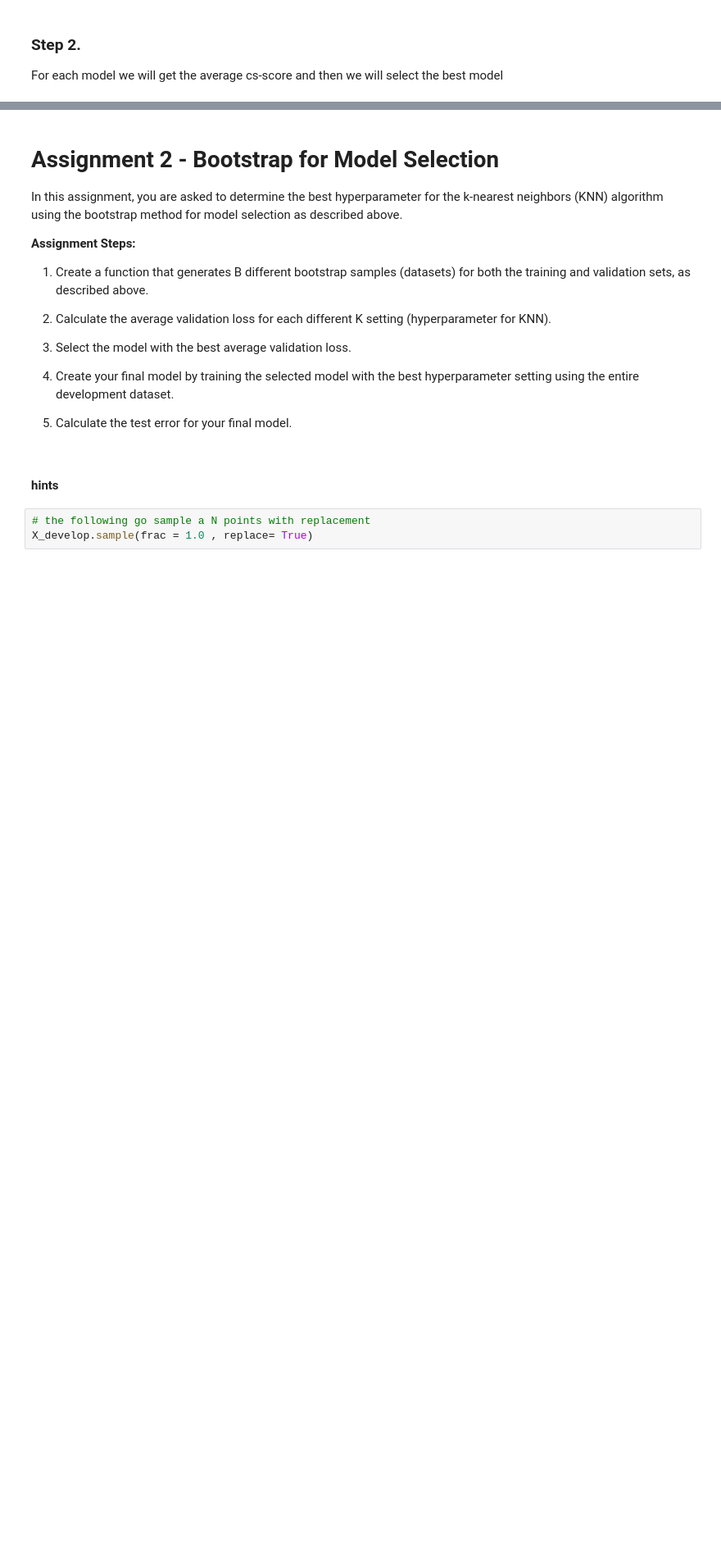
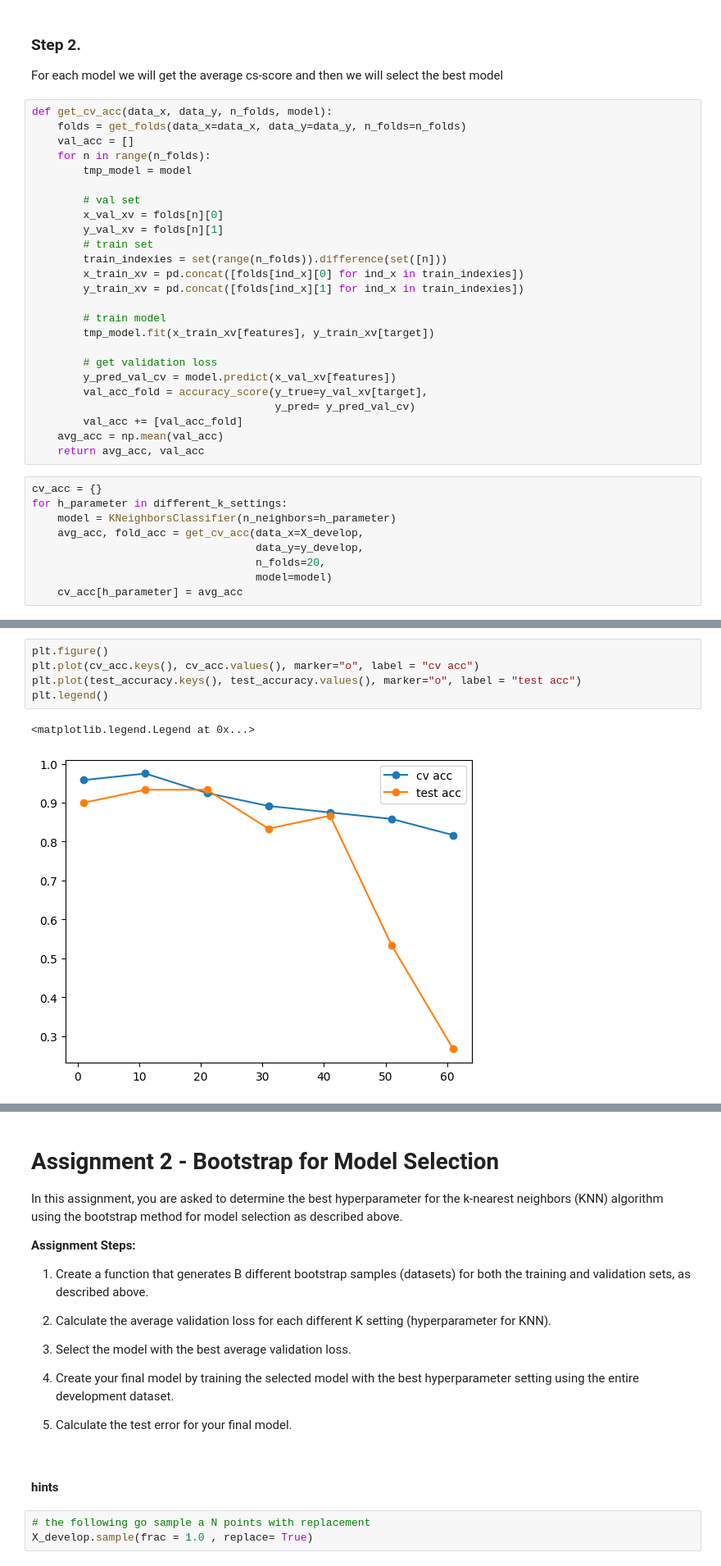
Before and after one commit to olethrosdc/machine-learning-neuch, a Jupyter notebook: MSc/src/Generalisation/Lab_2_Generalization_part_2.ipynb, the cells around one changed output, grey strips where cells are left out. Shown at 82% size. Cells and saved outputs as stored; diff of their text form; blank space fills up the shorter version.

```diff
--- a/MSc/src/Generalisation/Lab_2_Generalization_part_2.ipynb
+++ b/MSc/src/Generalisation/Lab_2_Generalization_part_2.ipynb
@@ -472,3 +487,37 @@ We will create a function to get the k different Folds
 # %% [markdown]
 ### Step 2.
 For each model we will get the average cs-score and then we will select the best model
+# %%
+def get_cv_acc(data_x, data_y, n_folds, model):
+    folds = get_folds(data_x=data_x, data_y=data_y, n_folds=n_folds)
+    val_acc = []
+    for n in range(n_folds):
+        tmp_model = model
+
+        # val set
+        x_val_xv = folds[n][0]
+        y_val_xv = folds[n][1]
+        # train set
+        train_indexies = set(range(n_folds)).difference(set([n]))
+        x_train_xv = pd.concat([folds[ind_x][0] for ind_x in train_indexies])
+        y_train_xv = pd.concat([folds[ind_x][1] for ind_x in train_indexies])
+
+        # train model
+        tmp_model.fit(x_train_xv[features], y_train_xv[target])
+
+        # get validation loss
+        y_pred_val_cv = model.predict(x_val_xv[features])
+        val_acc_fold = accuracy_score(y_true=y_val_xv[target],
+                                      y_pred= y_pred_val_cv)
+        val_acc += [val_acc_fold]
+    avg_acc = np.mean(val_acc)
+    return avg_acc, val_acc
+# %%
+cv_acc = {}
+for h_parameter in different_k_settings:
+    model = KNeighborsClassifier(n_neighbors=h_parameter)
+    avg_acc, fold_acc = get_cv_acc(data_x=X_develop,
+                                   data_y=y_develop,
+                                   n_folds=20,
+                                   model=model)
+    cv_acc[h_parameter] = avg_acc
@@ -475,3 +534,11 @@ For each model we will get the average cs-score and then we will select the best
+# %%
+plt.figure()
+plt.plot(cv_acc.keys(), cv_acc.values(), marker="o", label = "cv acc")
+plt.plot(test_accuracy.keys(), test_accuracy.values(), marker="o", label = "test acc")
+plt.legend()
+# %% [output]
+<matplotlib.legend.Legend at 0x...>
+[figure, added]
 # %% [markdown]
 ## B. Bootstrapping for Model Selection
 
```
Also changed, not shown: parts of 5 cells of this notebook.
